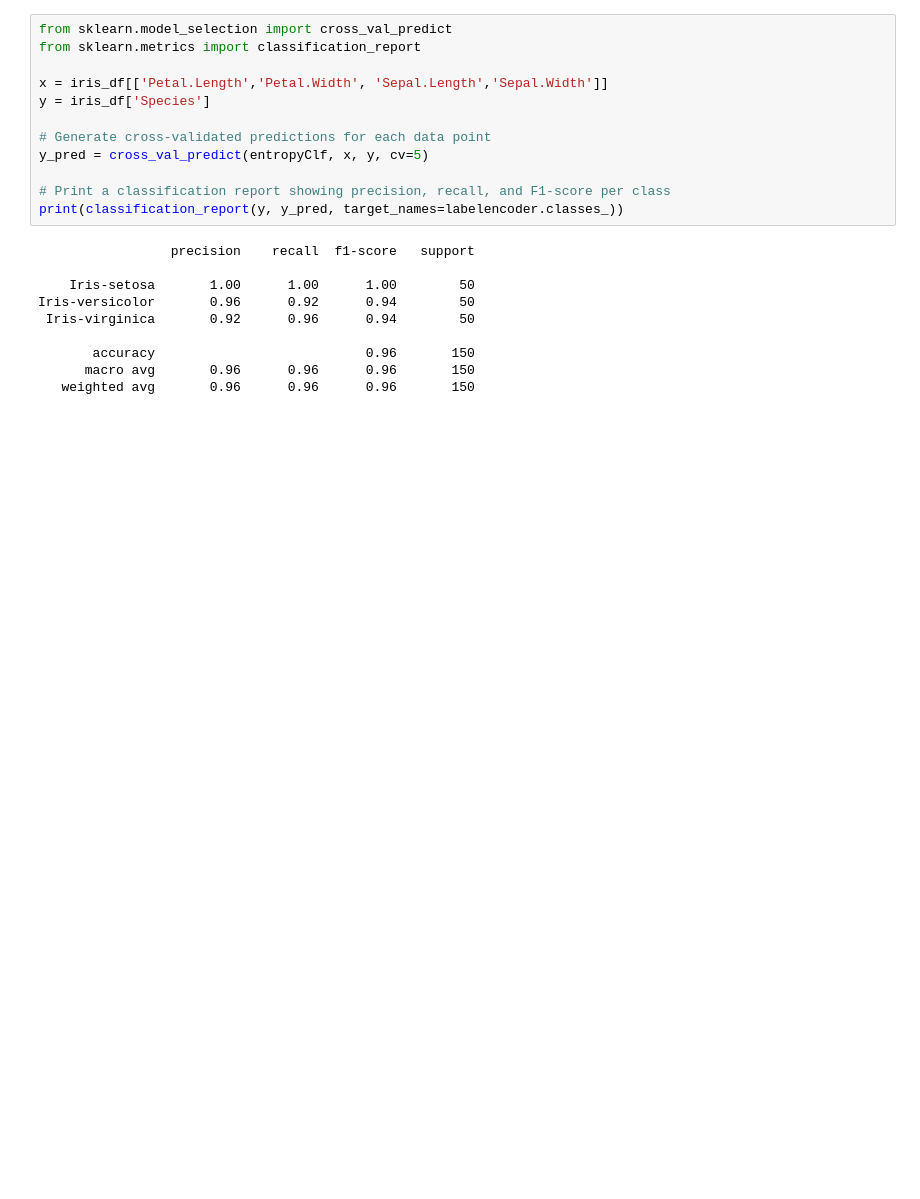
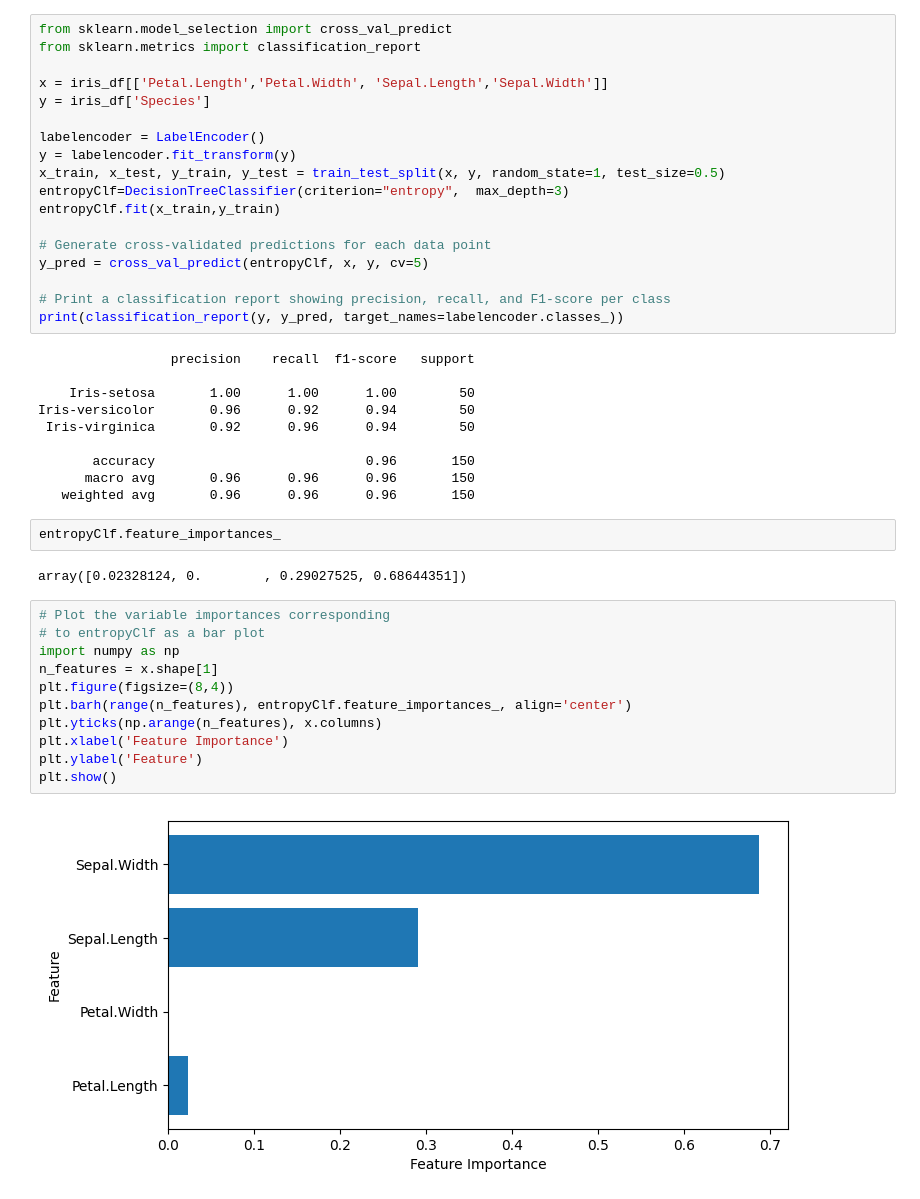
Before and after one commit to menonpg/CMU_PGSS2023_CSLab, a Jupyter notebook: Week01/CodeInterpreter_ChatGPT_IRIS_Explore.ipynb, the cells around one changed output. Saved outputs shown, nothing was run; the diff lists cells and outputs as text; blank space fills up the shorter version.

Commit message:
Update analysis of variable importances.

```diff
--- a/Week01/CodeInterpreter_ChatGPT_IRIS_Explore.ipynb
+++ b/Week01/CodeInterpreter_ChatGPT_IRIS_Explore.ipynb
@@ -216,6 +345,12 @@ from sklearn.metrics import classification_report
 x = iris_df[['Petal.Length','Petal.Width', 'Sepal.Length','Sepal.Width']]
 y = iris_df['Species']
 
+labelencoder = LabelEncoder()
+y = labelencoder.fit_transform(y)
+x_train, x_test, y_train, y_test = train_test_split(x, y, random_state=1, test_size=0.5)
+entropyClf=DecisionTreeClassifier(criterion="entropy",  max_depth=3)
+entropyClf.fit(x_train,y_train)
+
 # Generate cross-validated predictions for each data point
 y_pred = cross_val_predict(entropyClf, x, y, cv=5)
 
@@ -231,3 +366,20 @@ Iris-versicolor       0.96      0.92      0.94        50
        accuracy                           0.96       150
       macro avg       0.96      0.96      0.96       150
    weighted avg       0.96      0.96      0.96       150
+# %%
+entropyClf.feature_importances_
+# %% [output]
+array([0.02328124, 0.        , 0.29027525, 0.68644351])
+# %%
+# Plot the variable importances corresponding
+# to entropyClf as a bar plot
+import numpy as np
+n_features = x.shape[1]
+plt.figure(figsize=(8,4))
+plt.barh(range(n_features), entropyClf.feature_importances_, align='center')
+plt.yticks(np.arange(n_features), x.columns)
+plt.xlabel('Feature Importance')
+plt.ylabel('Feature')
+plt.show()
+# %% [output]
+[figure, added]
```
Also changed, not shown: parts of 3 cells of this notebook.
